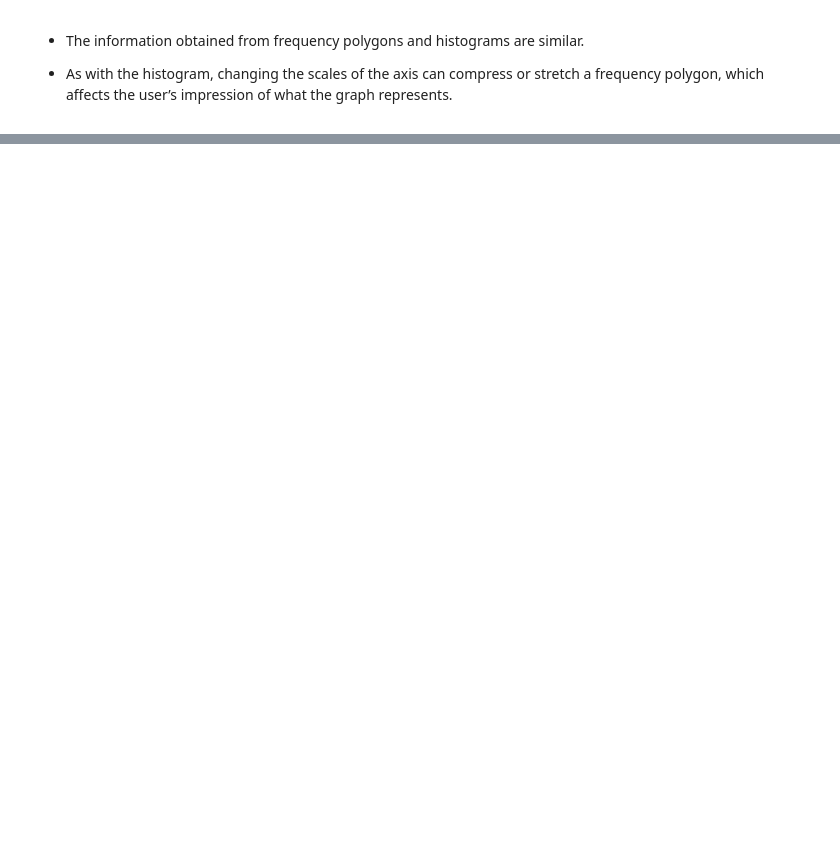
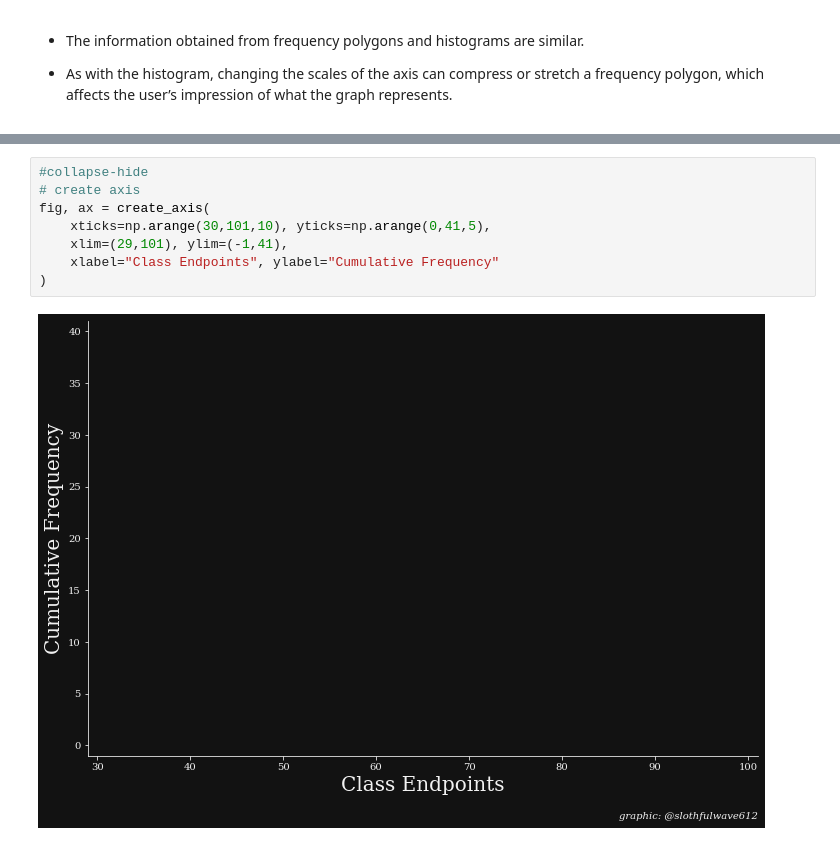
Before and after one commit to Slothfulwave612/Better-Stats-Than-Never, a Jupyter notebook: _notebooks/2021-01-13-Frequency-Polygons-And-Ogives.ipynb, the cells around one changed output, grey strips where cells are left out. Drawn from its saved outputs; the diff is of its cells as text; blank space fills up the shorter version.

```diff
--- a/_notebooks/2021-01-13-Frequency-Polygons-And-Ogives.ipynb
+++ b/_notebooks/2021-01-13-Frequency-Polygons-And-Ogives.ipynb
@@ -207,0 +256,10 @@ stretch a frequency polygon, which affects the user’s impression of what the g
+# %%
+#collapse-hide
+# create axis
+fig, ax = create_axis(
+    xticks=np.arange(30,101,10), yticks=np.arange(0,41,5),
+    xlim=(29,101), ylim=(-1,41),
+    xlabel="Class Endpoints", ylabel="Cumulative Frequency"
+)
+# %% [output]
+[figure, added]
```
Also changed, not shown: parts of 17 cells of this notebook, 1 other file.
